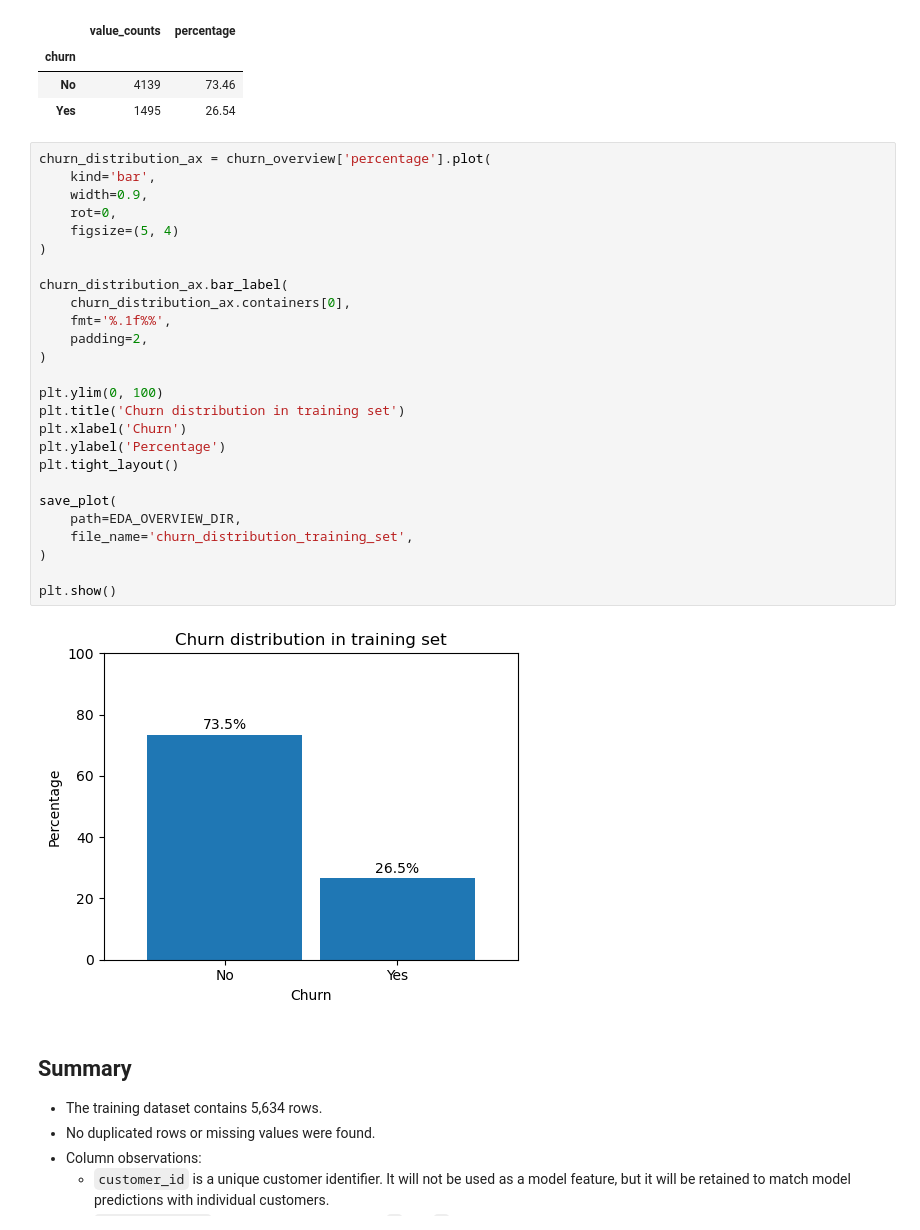
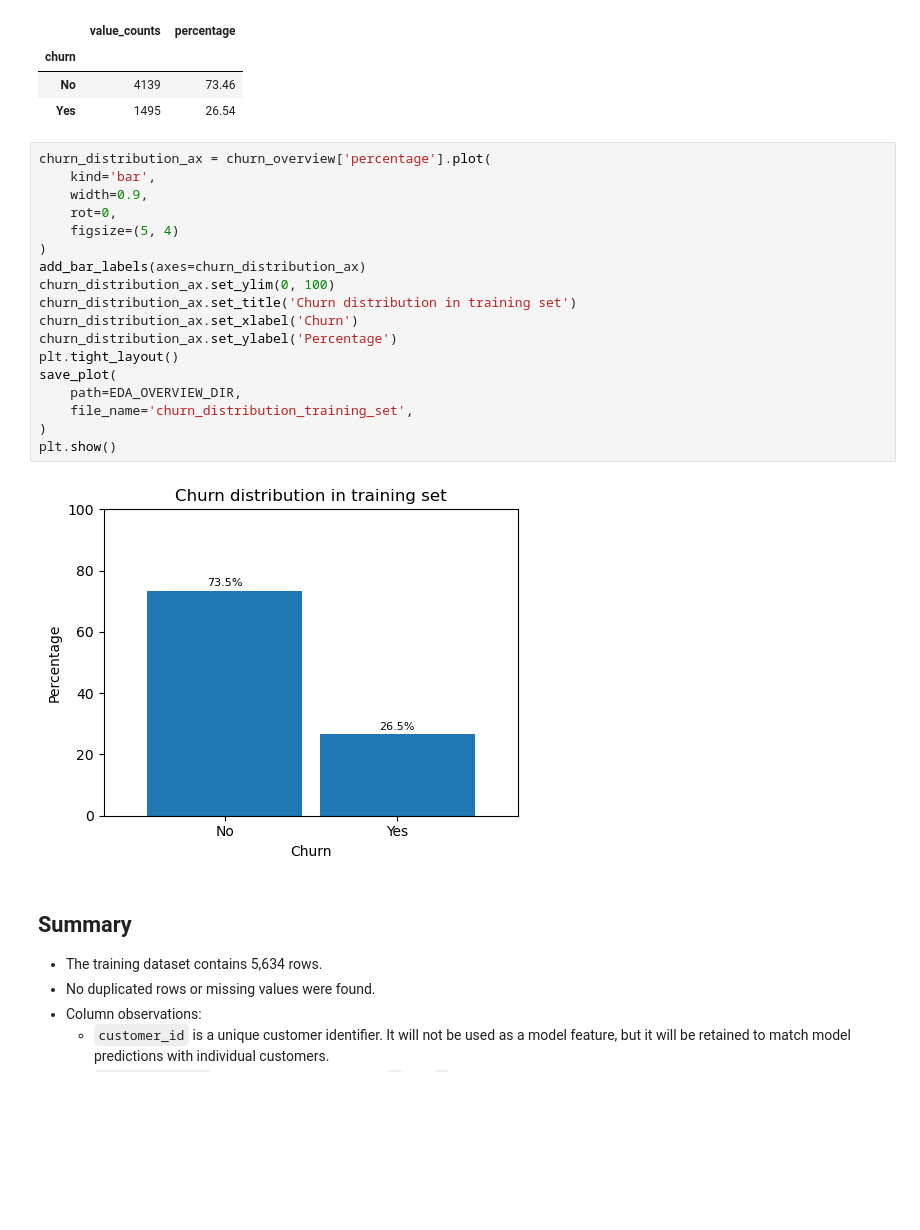
Before and after one commit to michal-ry/telco-churn-risk-scoring, a Jupyter notebook: notebooks/03_01_eda_overview.ipynb, the cells around one changed output. Cells and saved outputs as stored; diff of their text form; blank space fills up the shorter version.

```diff
--- a/notebooks/03_01_eda_overview.ipynb
+++ b/notebooks/03_01_eda_overview.ipynb
@@ -166,31 +167,23 @@ churn_overview
 # %%
 churn_distribution_ax = churn_overview['percentage'].plot(
     kind='bar',
     width=0.9,
     rot=0,
     figsize=(5, 4)
 )
-
-churn_distribution_ax.bar_label(
-    churn_distribution_ax.containers[0],
-    fmt='%.1f%%',
-    padding=2,
-)
-
-plt.ylim(0, 100)
-plt.title('Churn distribution in training set')
-plt.xlabel('Churn')
-plt.ylabel('Percentage')
+add_bar_labels(axes=churn_distribution_ax)
+churn_distribution_ax.set_ylim(0, 100)
+churn_distribution_ax.set_title('Churn distribution in training set')
+churn_distribution_ax.set_xlabel('Churn')
+churn_distribution_ax.set_ylabel('Percentage')
 plt.tight_layout()
-
 save_plot(
     path=EDA_OVERVIEW_DIR,
     file_name='churn_distribution_training_set',
 )
-
 plt.show()
 # %% [output]
-[figure, old version]
+[figure, new version]
 # %% [markdown]
 ## Summary
 
```
Also changed, not shown: parts of 2 cells of this notebook, 6 other files.
